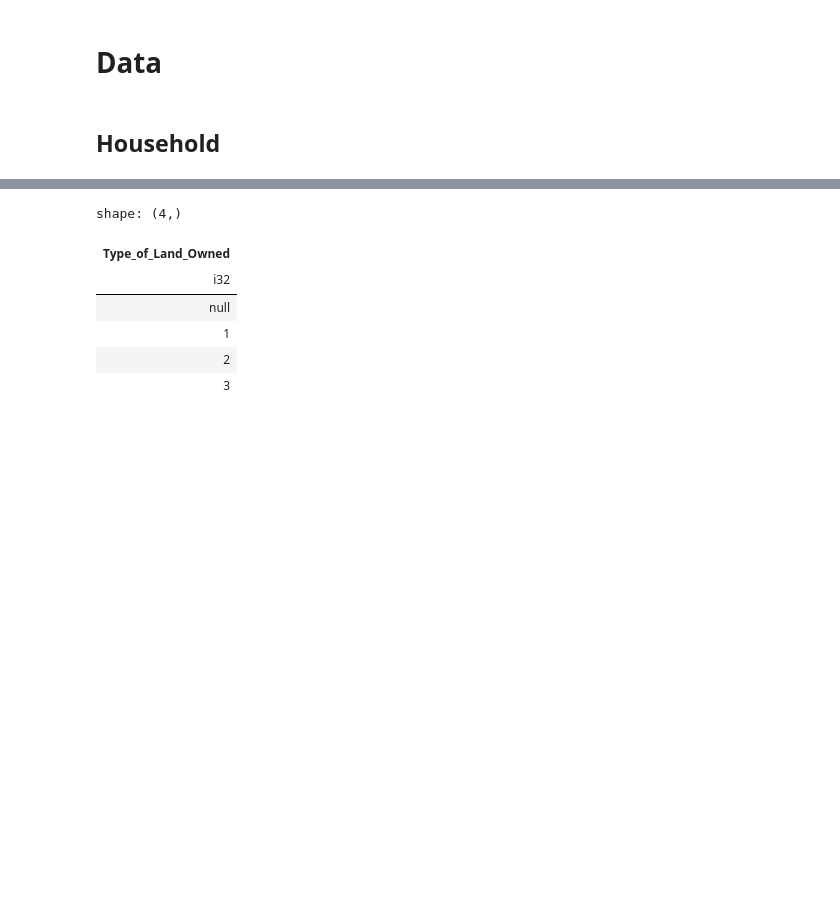
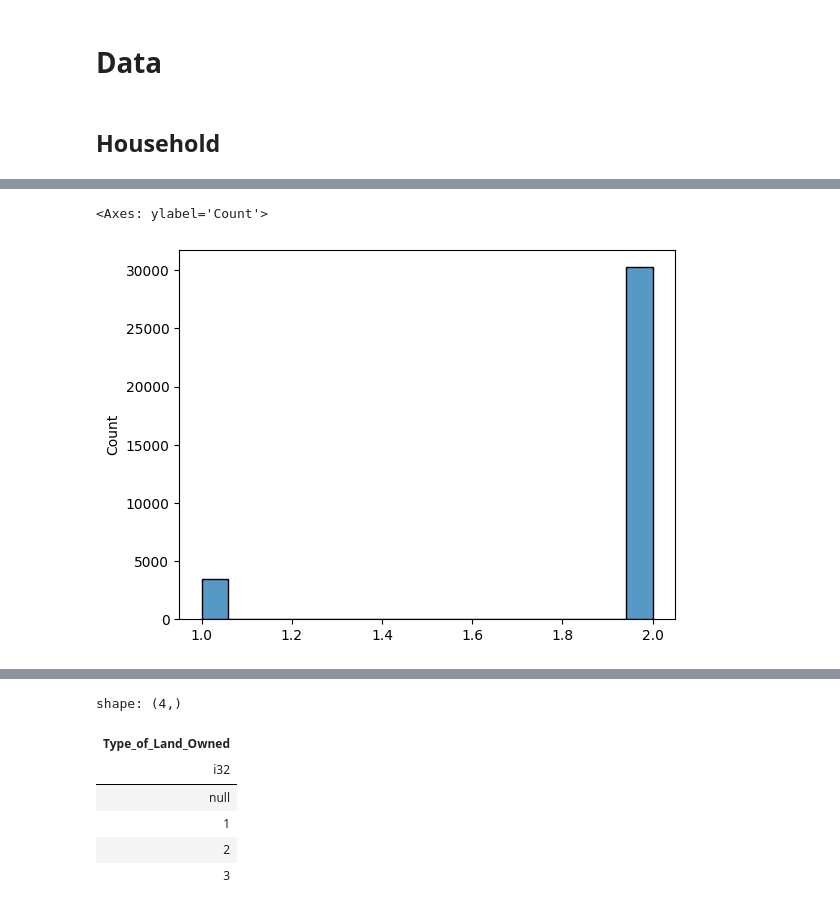
Before and after one commit to Rudra-G-23/rural-financial-inclusion-govt-scheme-recommendation, a Jupyter notebook: parquet-data/lev-03/notebooks/lev-03-03-mp-data-cleaning.ipynb, the cells around one changed output, grey strips where cells are left out. Cells and saved outputs as stored; diff of their text form; code cells hidden in the pictures; blank space fills up the shorter version.

```diff
--- a/parquet-data/lev-03/notebooks/lev-03-03-mp-data-cleaning.ipynb
+++ b/parquet-data/lev-03/notebooks/lev-03-03-mp-data-cleaning.ipynb
@@ -168,3 +172,8 @@ shape: (1, 13)
 | FSU_Serial_No | HH_Size_FDQ | Household_Type | Religion_of_HH_Head | Land_Ownership | Type_of_Land_Owned | ... |
 | f64 | f64 | f64 | f64 | f64 | f64 | ... |
 | 0.0 | 0.0 | 0.0 | 0.0 | 0.0 | 0.036725 | ... |
+# %%
+sns.histplot(mp_data['Rent_Rate_Available_Rural'])
+# %% [output]
+<Axes: ylabel='Count'>
+[figure, added]
```
Also changed, not shown: parts of 36 cells of this notebook, 5 other files.
